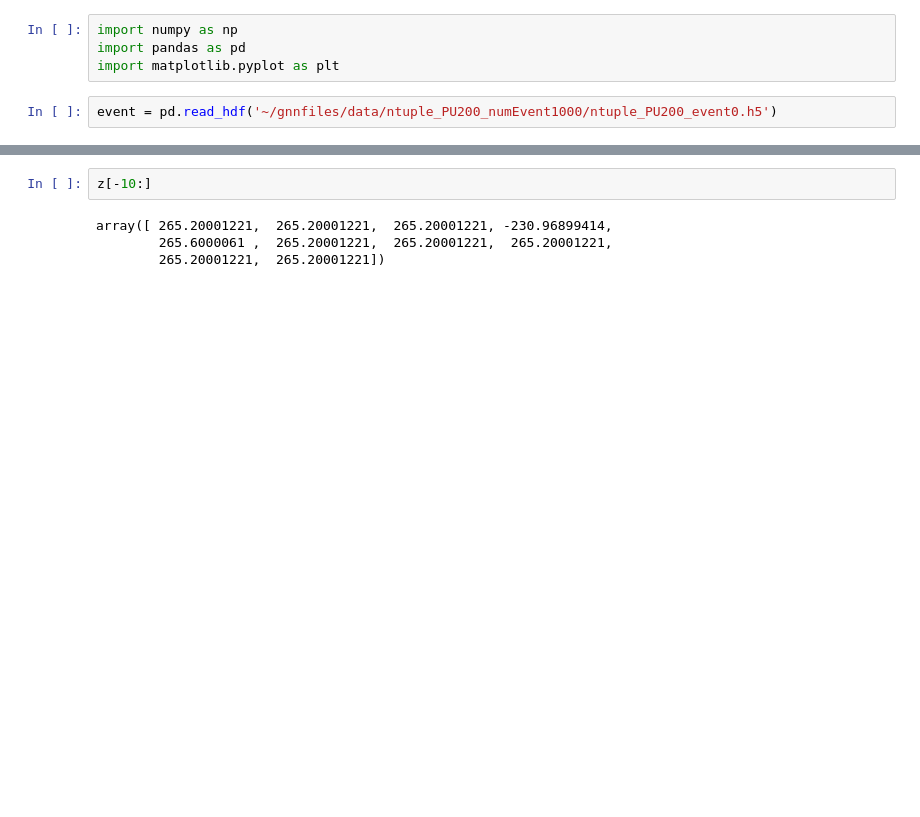
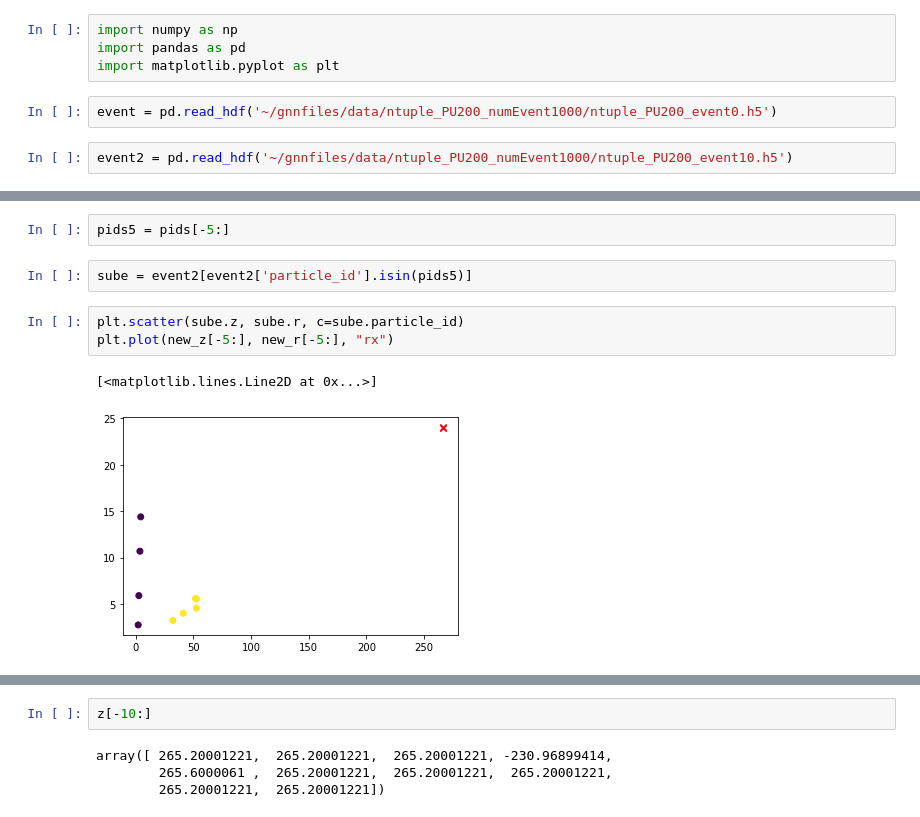
Before and after one commit to livaage/DDPG-for-tracking, a Jupyter notebook: Untitled.ipynb, the cells around one changed output, grey strips where cells are left out. Cells and saved outputs as stored; diff of their text form; blank space fills up the shorter version.

```diff
--- a/Untitled.ipynb
+++ b/Untitled.ipynb
@@ -4,6 +4,8 @@ import pandas as pd
 import matplotlib.pyplot as plt
 # %%
 event = pd.read_hdf('~/gnnfiles/data/ntuple_PU200_numEvent1000/ntuple_PU200_event0.h5')
+# %%
+event2 = pd.read_hdf('~/gnnfiles/data/ntuple_PU200_numEvent1000/ntuple_PU200_event10.h5')
 # %%
 dr = np.loadtxt("drs.csv")
 pids = np.loadtxt("pids.csv")
@@ -101,0 +62,10 @@ array([ 0.34218285,  0.        ,  0.        ,  0.        ,  0.        ,
+# %%
+pids5 = pids[-5:]
+# %%
+sube = event2[event2['particle_id'].isin(pids5)]
+# %%
+plt.scatter(sube.z, sube.r, c=sube.particle_id)
+plt.plot(new_z[-5:], new_r[-5:], "rx")
+# %% [output]
+[<matplotlib.lines.Line2D at 0x...>]
+[figure, added]
```
Also changed, not shown: parts of 21 cells of this notebook, 13 other files.
